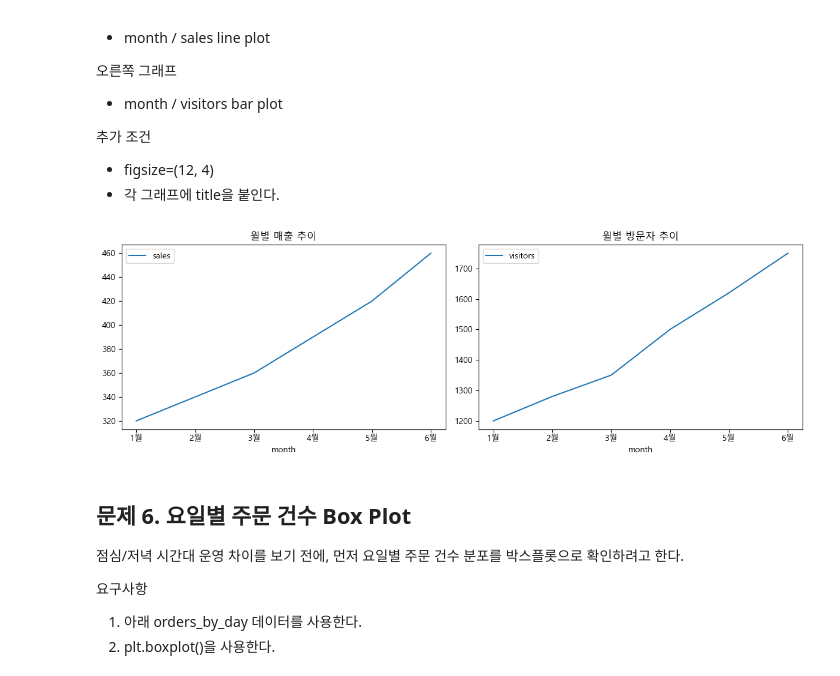
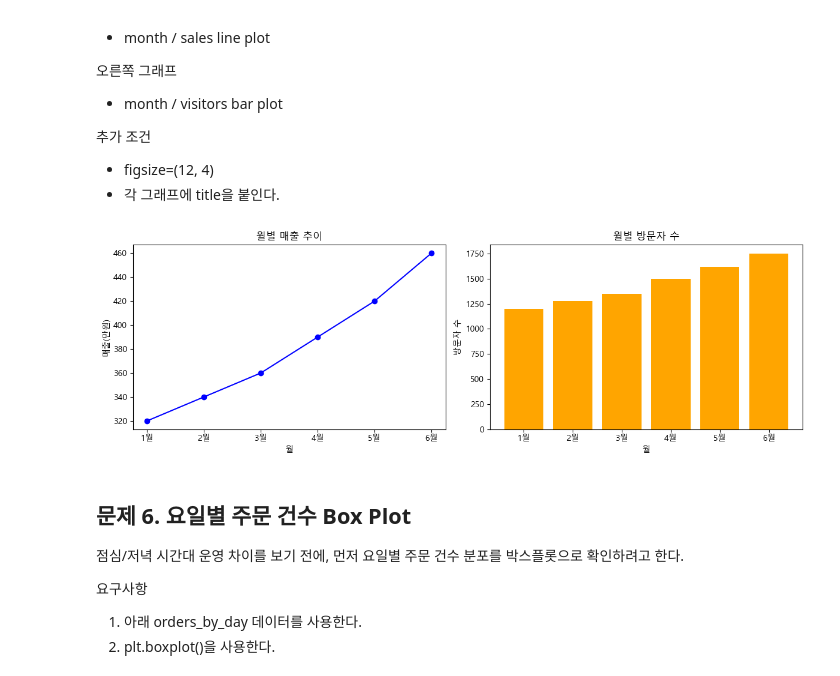
Before and after one commit to sim2084/SK_AI_Data_Analysis, a Jupyter notebook: 03_data_visualization/00_practice/matplotlib_practice.ipynb, the cells around one changed output. Drawn from its saved outputs; the diff is of its cells as text; code cells hidden in the pictures.

```diff
--- a/03_data_visualization/00_practice/matplotlib_practice.ipynb
+++ b/03_data_visualization/00_practice/matplotlib_practice.ipynb
@@ -188,21 +188,24 @@ plt.show()
 # %%
 
 # TODO: subplots를 이용해 2개 그래프를 한 화면에 배치하기
 
 # 여기에 작성
-fig , ax = plt.subplots(1,2,figsize=(12,4))
+fig, ax = plt.subplots(1, 2, figsize=(12, 4))
 
-cafe_df.plot(x='month',y='sales',ax=ax[0])
+ax[0].plot(cafe_df['month'], cafe_df['sales'], color='blue', marker='o')
 ax[0].set_title('월별 매출 추이')
+ax[0].set_xlabel('월')
+ax[0].set_ylabel('매출(만원)')
 
-cafe_df.plot(x='month',y='visitors',ax=ax[1])
-ax[1].set_title('월별 방문자 추이')
-
+ax[1].bar(cafe_df['month'], cafe_df['visitors'], color='orange')
+ax[1].set_title('월별 방문자 수')
+ax[1].set_xlabel('월')
+ax[1].set_ylabel('방문자 수')
 
 plt.tight_layout()
 plt.show()
 # %% [output]
-[figure, old version]
+[figure, new version]
 # %% [markdown]
 ## 문제 6. 요일별 주문 건수 Box Plot
 
```
Also changed, not shown: parts of 1 cell of this notebook, 2 other files.
